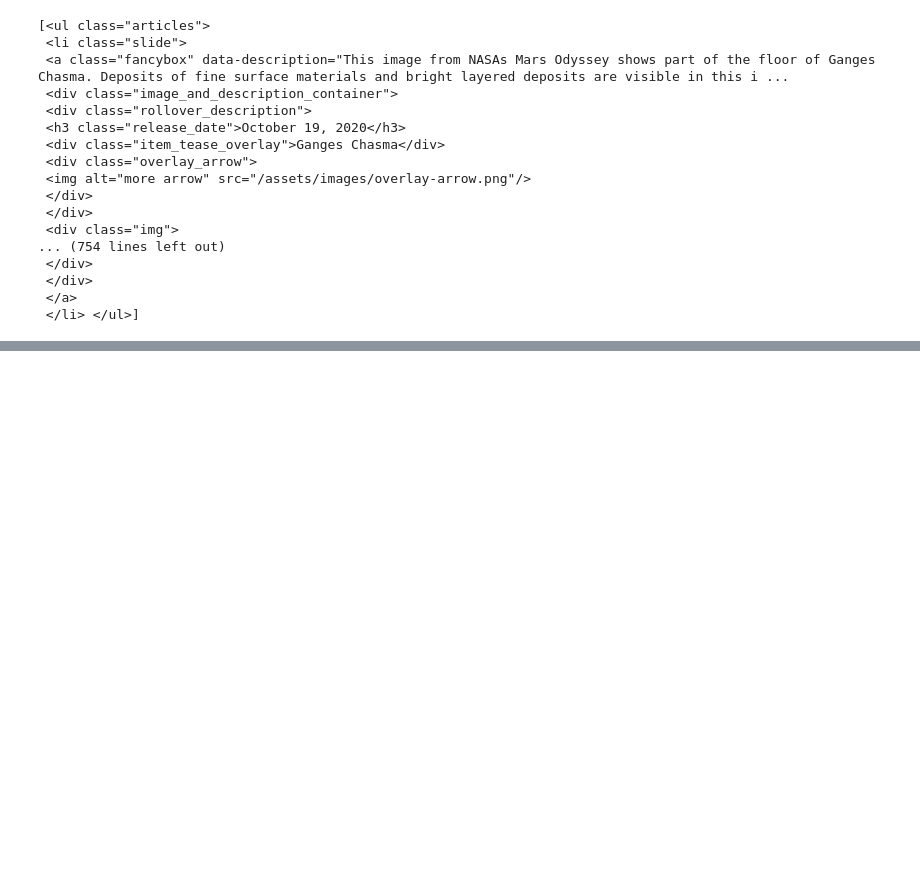
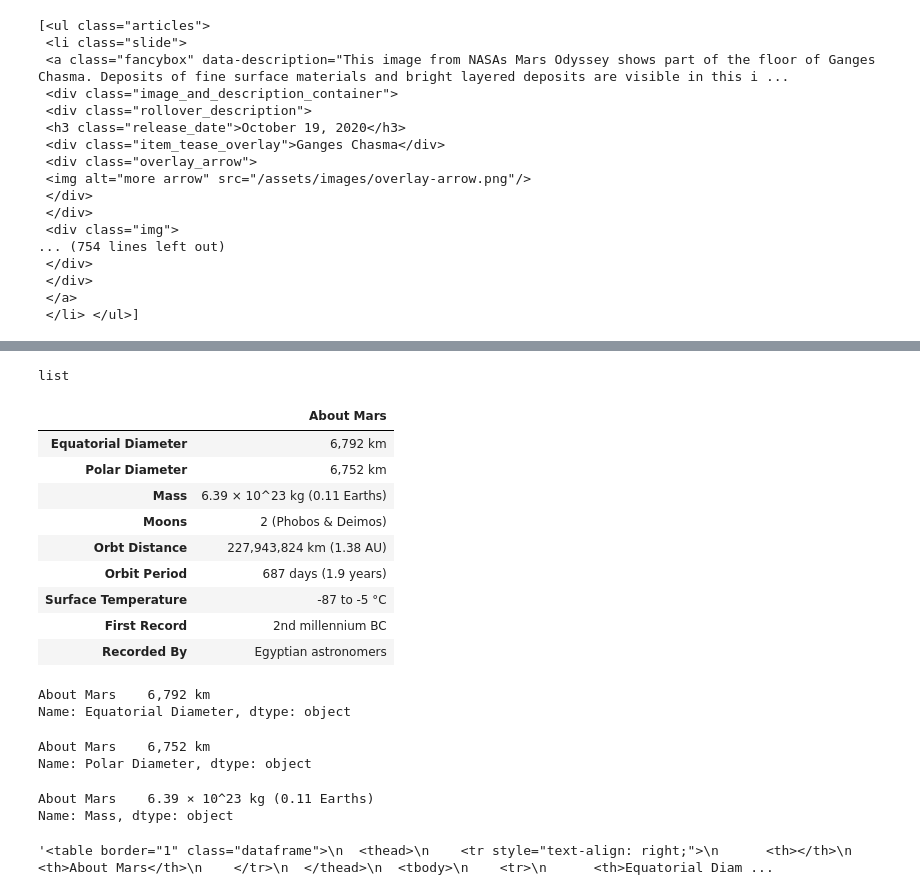
Before and after one commit to erikayi/web-scraping-challenge, a Jupyter notebook: Missions_to_Mars/mission_to_mars.ipynb, the cells around one changed output, grey strips where cells are left out. Saved outputs shown, nothing was run; the diff lists cells and outputs as text; code cells hidden in the pictures; blank space fills up the shorter version.

```diff
--- a/Missions_to_Mars/mission_to_mars.ipynb
+++ b/Missions_to_Mars/mission_to_mars.ipynb
@@ -184,0 +208,5 @@ AttributeError: 'NoneType' object has no attribute 'src'
+# %%
+mars_url = "https://space-facts.com/mars/"
+# %%
+facts_about_mars = pd.read_html(mars_url)
+facts_about_mars
@@ -184,0 +231,41 @@ AttributeError: 'NoneType' object has no attribute 'src'
+# %%
+type(facts_about_mars)
+# %% [output]
+list
+# %%
+mars_facts_df = facts_about_mars[0][1]
+mars_df = pd.DataFrame(mars_facts_df)
+
+mars_df.index = ["Equatorial Diameter", "Polar Diameter", "Mass", "Moons", "Orbt Distance", "Orbit Period",
+                "Surface Temperature", "First Record", "Recorded By"]
+mars_df.columns = ["About Mars"]
+mars_df
+# %% [output]
+|  | About Mars |
+| Equatorial Diameter | 6,792 km |
+| Polar Diameter | 6,752 km |
+| Mass | 6.39 × 10^23 kg (0.11 Earths) |
+| Moons | 2 (Phobos & Deimos) |
+| Orbt Distance | 227,943,824 km (1.38 AU) |
+| Orbit Period | 687 days (1.9 years) |
+| Surface Temperature | -87 to -5 °C |
+| First Record | 2nd millennium BC |
+| Recorded By | Egyptian astronomers |
+# %%
+# Confirm the equatorial diameter of Mars
+mars_df.loc['Equatorial Diameter']
+# %% [output]
+About Mars    6,792 km
+Name: Equatorial Diameter, dtype: object
+# %%
+# Confirm the polar diameter of Mars
+mars_df.loc['Polar Diameter']
+# %% [output]
+About Mars    6,752 km
+Name: Polar Diameter, dtype: object
+# %%
+# Confirm the mass of Mars
+mars_df.loc['Mass']
+# %% [output]
+About Mars    6.39 × 10^23 kg (0.11 Earths)
+Name: Mass, dtype: object
@@ -184,0 +274,5 @@ AttributeError: 'NoneType' object has no attribute 'src'
+# %%
+mars_html = mars_df.to_html()
+mars_html
+# %% [output]
+'<table border="1" class="dataframe">\n  <thead>\n    <tr style="text-align: right;">\n      <th></th>\n      <th>About Mars</th>\n    </tr>\n  </thead>\n  <tbody>\n    <tr>\n      <th>Equatorial Diam ...
```
Also changed, not shown: parts of 19 cells of this notebook, 2 other files.
